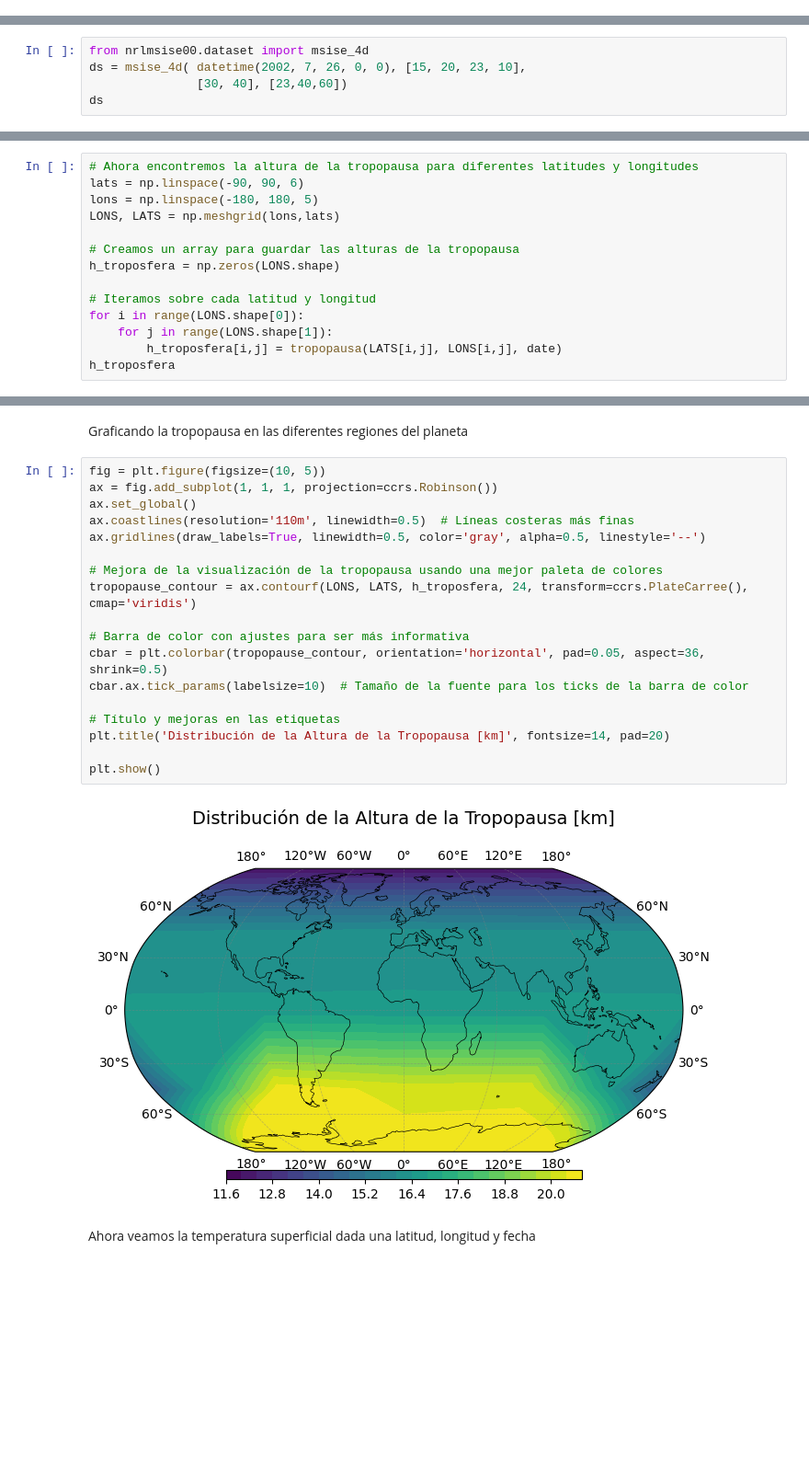
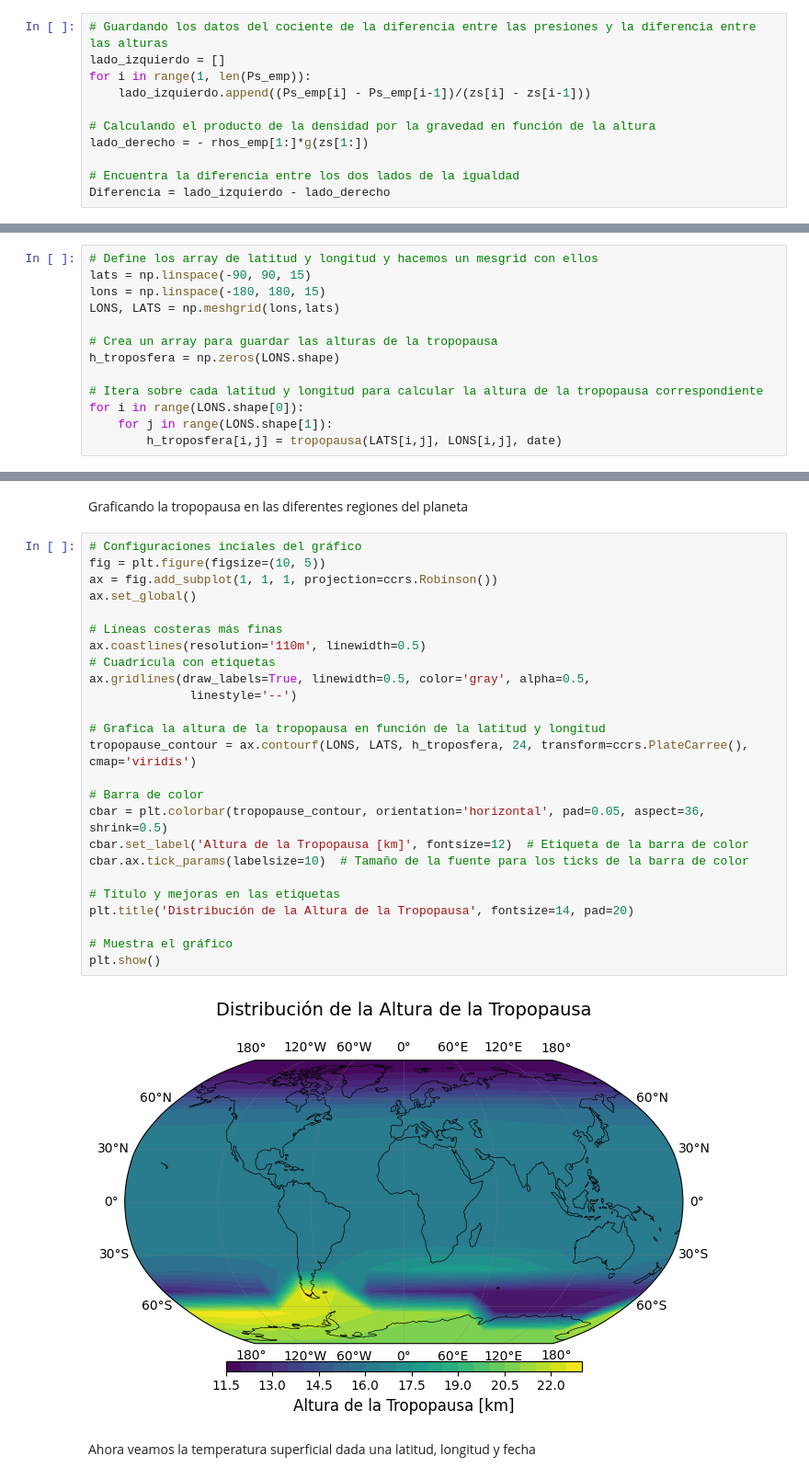
Before and after one commit to andromedalactea/Continuus_Mechanics, a Jupyter notebook: Homeworks/MCON_Tarea2_AtmósferaEmpírica.ipynb, the cells around one changed output, grey strips where cells are left out. Shown at 92% size. Drawn from its saved outputs; the diff is of its cells as text; blank space fills up the shorter version.

```diff
--- a/Homeworks/MCON_Tarea2_AtmósferaEmpírica.ipynb
+++ b/Homeworks/MCON_Tarea2_AtmósferaEmpírica.ipynb
@@ -236,0 +252,11 @@ plt.show()
+# %%
+# Guardando los datos del cociente de la diferencia entre las presiones y la diferencia entre las alturas
+lado_izquierdo = []
+for i in range(1, len(Ps_emp)):
+    lado_izquierdo.append((Ps_emp[i] - Ps_emp[i-1])/(zs[i] - zs[i-1]))
+
+# Calculando el producto de la densidad por la gravedad en función de la altura
+lado_derecho = - rhos_emp[1:]*g(zs[1:])
+
+# Encuentra la diferencia entre los dos lados de la igualdad
+Diferencia = lado_izquierdo - lado_derecho
@@ -251,8 +307,3 @@ La tropopausa esta aproximadamente a 16.20 km de altura.
 4. Haga un gráfico de contornos sobre un mapa (use el código de ejemplo mostrado al final del enunciado) en el que muestre la altura de la troposfera como función de la longitud y la latitud. Observe. Haga una animación mostrando la temperatura en la superficie de la Tierra a lo largo de 1 día.
 # %% [markdown]
 Primero dado del procedimiento para el punto anterior, hagamos una función que permita dada una latitud y una longitud encontrar la tropopausa
-# %%
-from nrlmsise00.dataset import msise_4d
-ds = msise_4d( datetime(2002, 7, 26, 0, 0), [15, 20, 23, 10],
-               [30, 40], [23,40,60])
-ds
@@ -353,16 +339,15 @@ def tropopausa(latitud, longitud, date):
 # %% [markdown]
 Ahora encontremos la altura de la tropopausa para diferentes latitudes y longitudes
 # %%
-# Ahora encontremos la altura de la tropopausa para diferentes latitudes y longitudes
-lats = np.linspace(-90, 90, 6)
-lons = np.linspace(-180, 180, 5)
+# Define los array de latitud y longitud y hacemos un mesgrid con ellos
+lats = np.linspace(-90, 90, 15)
+lons = np.linspace(-180, 180, 15)
 LONS, LATS = np.meshgrid(lons,lats)
 
-# Creamos un array para guardar las alturas de la tropopausa
+# Crea un array para guardar las alturas de la tropopausa
 h_troposfera = np.zeros(LONS.shape)
 
-# Iteramos sobre cada latitud y longitud
+# Itera sobre cada latitud y longitud para calcular la altura de la tropopausa correspondiente
 for i in range(LONS.shape[0]):
     for j in range(LONS.shape[1]):
         h_troposfera[i,j] = tropopausa(LATS[i,j], LONS[i,j], date)
-h_troposfera
@@ -376,25 +354,32 @@ array([[20.7 , 20.7 , 20.7 , 20.7 , 20.7 ],
 # %% [markdown]
 Graficando la tropopausa en las diferentes regiones del planeta
 # %%
+# Configuraciones inciales del gráfico
 fig = plt.figure(figsize=(10, 5))
 ax = fig.add_subplot(1, 1, 1, projection=ccrs.Robinson())
 ax.set_global()
-ax.coastlines(resolution='110m', linewidth=0.5)  # Líneas costeras más finas
-ax.gridlines(draw_labels=True, linewidth=0.5, color='gray', alpha=0.5, linestyle='--')
 
-# Mejora de la visualización de la tropopausa usando una mejor paleta de colores
+# Líneas costeras más finas
+ax.coastlines(resolution='110m', linewidth=0.5)
+# Cuadrícula con etiquetas
+ax.gridlines(draw_labels=True, linewidth=0.5, color='gray', alpha=0.5,
+              linestyle='--')
+
+# Grafica la altura de la tropopausa en función de la latitud y longitud
 tropopause_contour = ax.contourf(LONS, LATS, h_troposfera, 24, transform=ccrs.PlateCarree(), cmap='viridis')
 
-# Barra de color con ajustes para ser más informativa
+# Barra de color
 cbar = plt.colorbar(tropopause_contour, orientation='horizontal', pad=0.05, aspect=36, shrink=0.5)
+cbar.set_label('Altura de la Tropopausa [km]', fontsize=12)  # Etiqueta de la barra de color
 cbar.ax.tick_params(labelsize=10)  # Tamaño de la fuente para los ticks de la barra de color
 
 # Título y mejoras en las etiquetas
-plt.title('Distribución de la Altura de la Tropopausa [km]', fontsize=14, pad=20)
+plt.title('Distribución de la Altura de la Tropopausa', fontsize=14, pad=20)
 
+# Muestra el gráfico
 plt.show()
 # %% [output]
-[figure, old version]
+[figure, new version]
 # %% [markdown]
 Ahora veamos la temperatura superficial dada una latitud, longitud y fecha
 # %%
```
Also changed, not shown: parts of 41 cells of this notebook, 6 other files.
